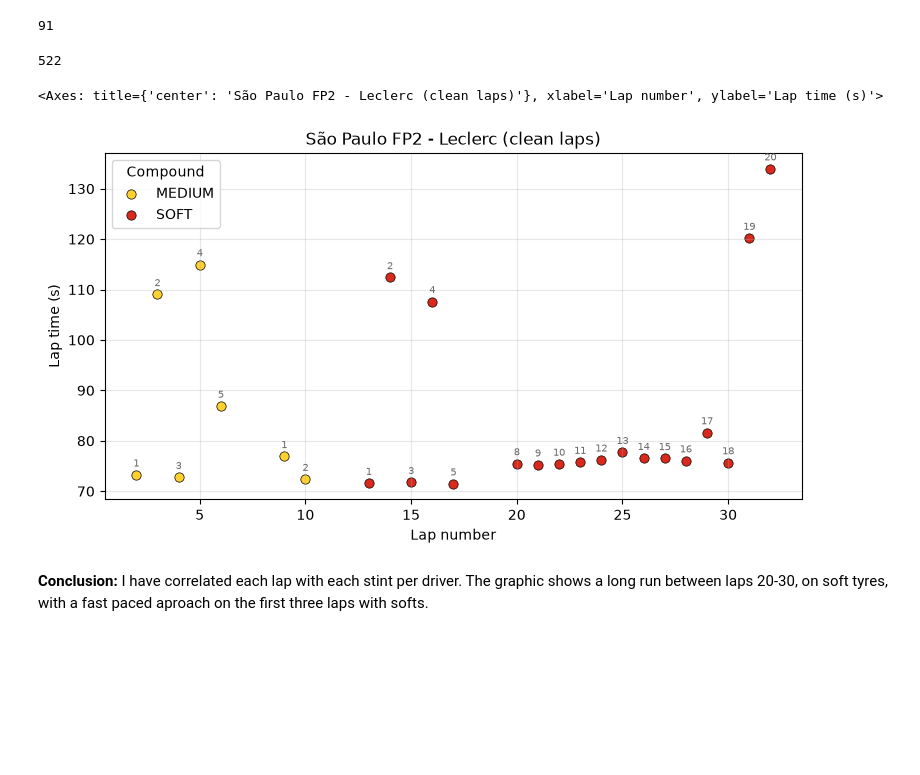
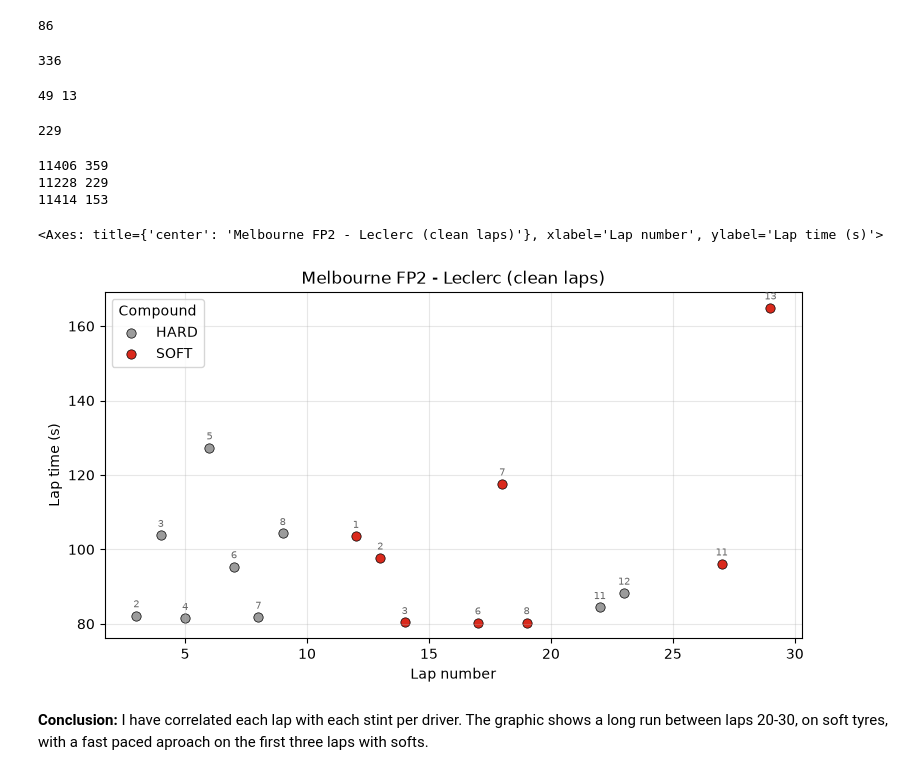
Before and after one commit to TudorD19/F1_Race_Prediction_Model, a Jupyter notebook: notebooks/03_lap_table.ipynb, the cells around one changed output. Saved outputs shown, nothing was run; the diff lists cells and outputs as text; code cells hidden in the pictures; blank space fills up the shorter version.

Commit message:
Implemented lap_table function

```diff
--- a/notebooks/03_lap_table.ipynb
+++ b/notebooks/03_lap_table.ipynb
@@ -3,8 +3,8 @@ import sys
 sys.path.append("../src")
 from openf1_client import get
 # %%
-laps = get("laps", session_key = 11406)
-stints = get("stints", session_key = 11406)
+laps = get("laps", session_key = 11228)
+stints = get("stints", session_key = 11228)
 
 merged = laps.merge(stints[["driver_number", "stint_number", "lap_start", "lap_end",
                        "compound", "tyre_age_at_start"]], on="driver_number")
@@ -25,23 +25,51 @@ laps_st = laps_st.copy()
 laps_st["is_pit_in_lap"] = laps_st["lap_number"] == laps_st["lap_end"]
 print(laps_st["is_pit_in_lap"].sum())
 # %% [output]
-91
+86
 # %%
 not_out  = ~laps_st["is_pit_out_lap"]
 not_in   = ~laps_st["is_pit_in_lap"]
 has_time = laps_st["lap_duration"].notna()
+not_neutralised = ~laps_st["is_neutralised"]
+not_deleted = ~laps_st["is_deleted"]
 
-keep = not_out & not_in & has_time
+keep = not_out & not_in & has_time &not_neutralised & not_deleted
 clean = laps_st[keep].copy()
 print(len(clean))
 # %% [output]
-522
+336
+# %%
+from track_status import add_track_status_flags
+
+
+rc = get("race_control", session_key = 11228)
+laps_st = add_track_status_flags(laps_st,rc)
+print(laps_st["is_neutralised"].sum(), laps_st["is_deleted"].sum())
+# %% [output]
+49 13
+# %%
+clean["stint_best"] = clean.groupby(["driver_number", "stint_number"])["lap_duration"].transform("min")
+
+within107 = clean["lap_duration"] < (1.07 * clean["stint_best"])
+clean = clean[within107].copy()
+print(len(clean))
+# %% [output]
+229
+# %%
+from lap_table import build_lap_table
+for key in [11406, 11228, 11414]:
+    t = build_lap_table(key)
+    print(key, len(t))
+# %% [output]
+11406 359
+11228 229
+11414 153
 # %%
 from plots import plot_driver_laps
 
-plot_driver_laps(clean, 16, "São Paulo FP2 - Leclerc (clean laps)")
+plot_driver_laps(clean, 16, "Melbourne FP2 - Leclerc (clean laps)")
 # %% [output]
-<Axes: title={'center': 'São Paulo FP2 - Leclerc (clean laps)'}, xlabel='Lap number', ylabel='Lap time (s)'>
+<Axes: title={'center': 'Melbourne FP2 - Leclerc (clean laps)'}, xlabel='Lap number', ylabel='Lap time (s)'>
-[figure, old version]
+[figure, new version]
 # %% [markdown]
 **Conclusion:** I have correlated each lap with each stint per driver. The graphic shows a long run between laps 20-30, on soft tyres, with a fast paced aproach on the first three laps with softs.
```
Also changed, not shown: parts of 2 cells of this notebook, 2 other files.
